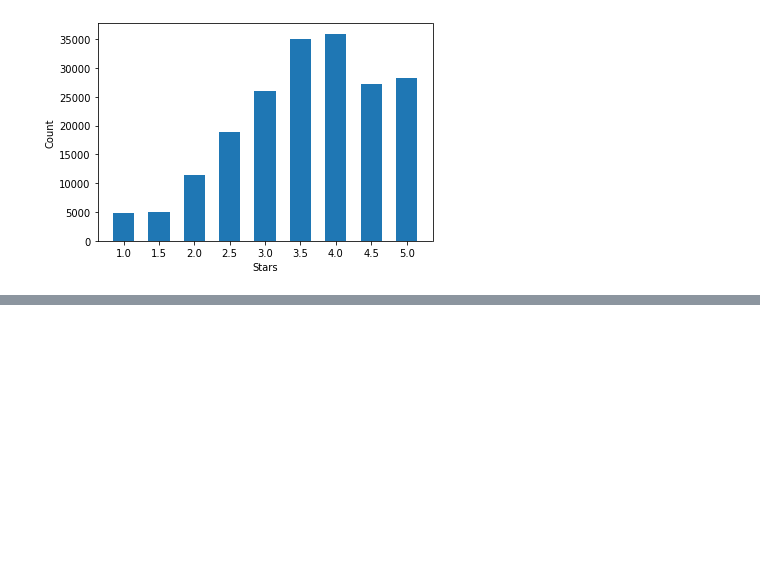
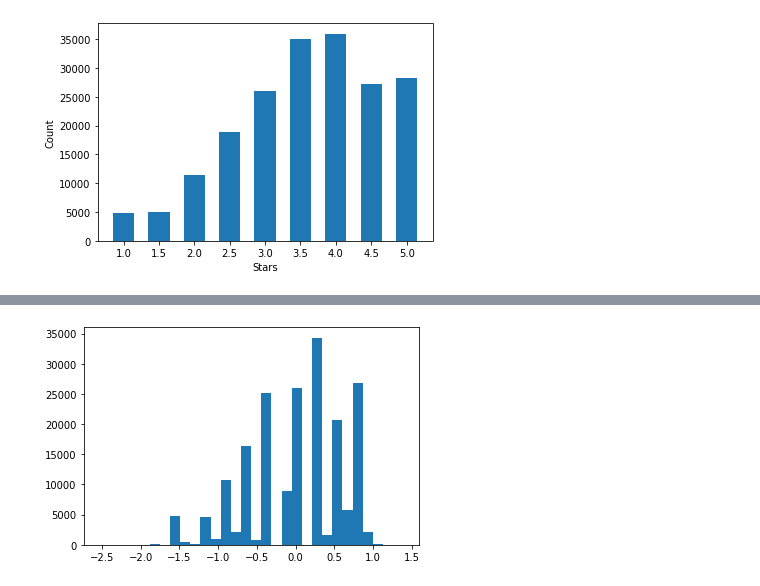
Before and after one commit to Joseamica/Project-1, a Jupyter notebook: Data/main.ipynb, the cells around one changed output, grey strips where cells are left out. Drawn from its saved outputs; the diff is of its cells as text; code cells hidden in the pictures; blank space fills up the shorter version.

Commit message:
Added KPI column

```diff
--- a/Data/main.ipynb
+++ b/Data/main.ipynb
@@ -121,0 +117,41 @@ pltt.show()
+# %%
+# Create column of KPI
+
+score = []
+
+for review in data['review_count']:
+    # Until mean receive score 0.6
+    if review <= 34:
+        score.append(0.6)
+    # Until mean + std dev receive score 0.7
+    elif review <= 144:
+        score.append(0.7)
+    # Until mean + 2*std dev receive score 0.8
+    elif review <= 254:
+        score.append(0.8)
+    # Until mean + 3*std dev receive score 0.9
+    elif review <= 364:
+        score.append(0.9)
+    # Above mean + 3*std dev receive score 1.0
+    else:
+        score.append(1.0)
+
+# Standardize stars column
+    # Create the Scaler object
+scaler = preprocessing.StandardScaler()
+
+    # Apply scaler to stars column
+standard_stars = scaler.fit_transform(np.array(data['stars']).reshape(-1, 1))
+
+    # Insert standardized column to dataframe
+data['Standardized Stars'] = standard_stars
+
+
+# Insert KPI column to dataframe
+data['KPI'] = data['Standardized Stars']*score
+
+# Plot distribution density of the KPI
+plt.hist(data['KPI'], bins=30)
+plt.show()
+# %% [output]
+[figure, added]
```
Also changed, not shown: parts of 4 cells of this notebook.
